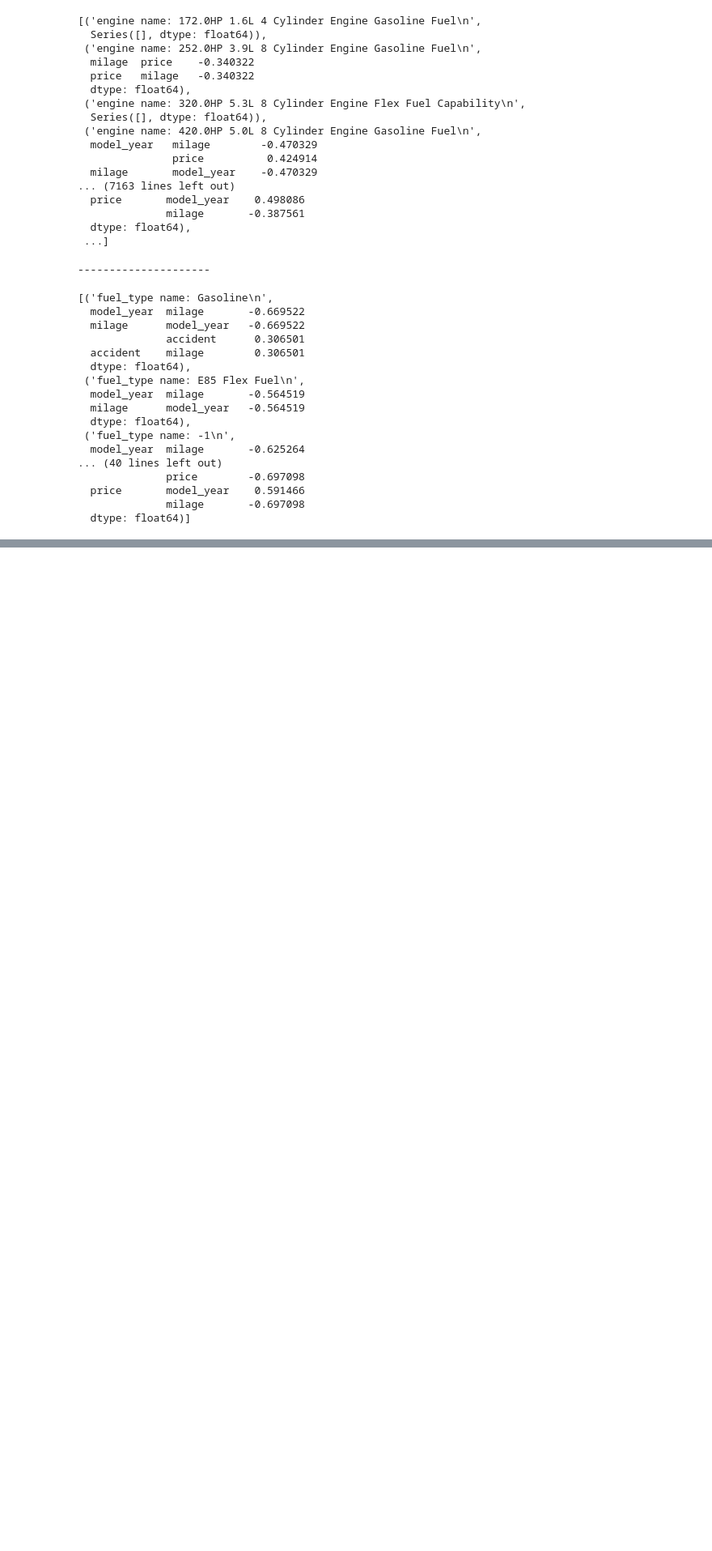
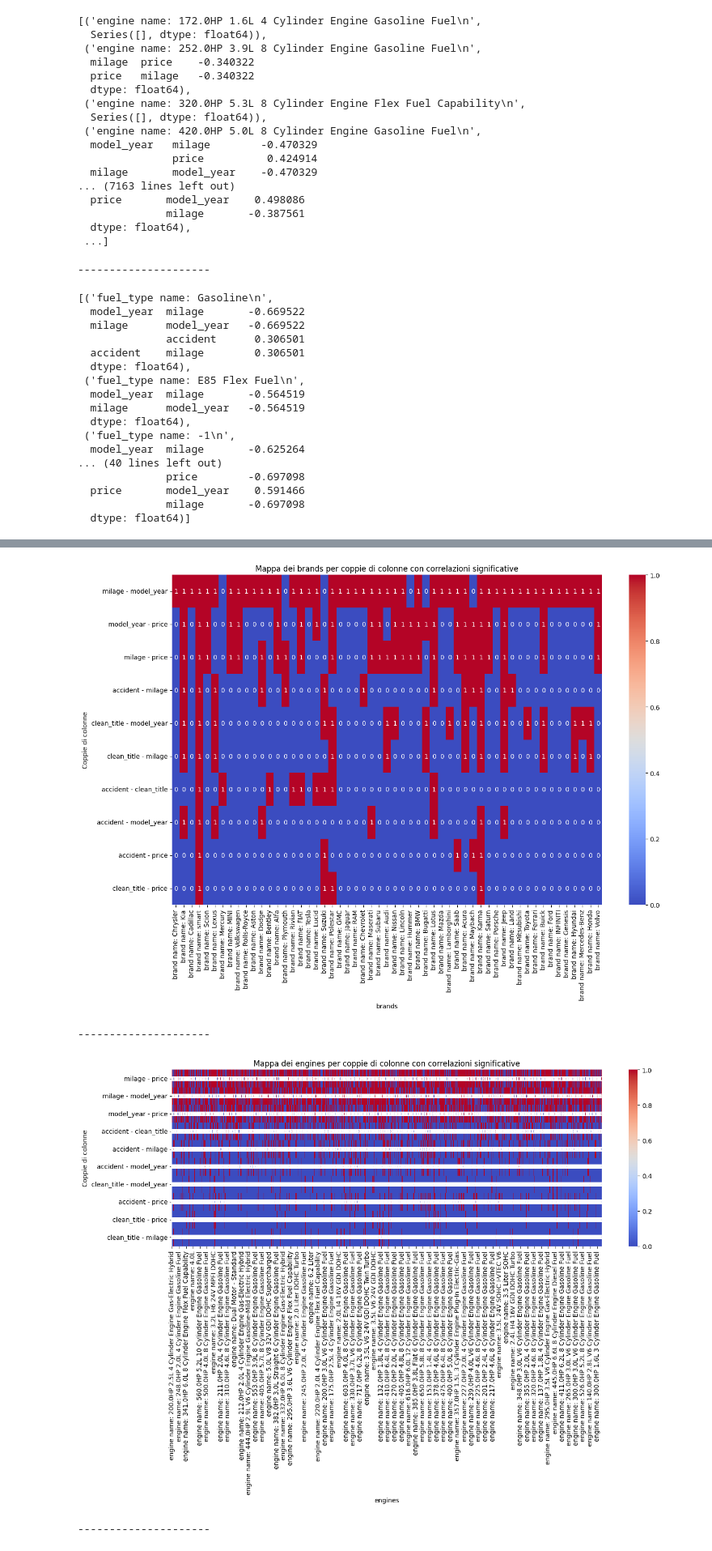
Before and after one commit to f-lost/esercizi_stefano, a Jupyter notebook: corso_python/20.11/Es_Gruppo/analisi_dati.ipynb, the cells around one changed output, grey strips where cells are left out. Shown at 81% size. Saved outputs shown, nothing was run; the diff lists cells and outputs as text; code cells hidden in the pictures; blank space fills up the shorter version.

```diff
--- a/corso_python/20.11/Es_Gruppo/analisi_dati.ipynb
+++ b/corso_python/20.11/Es_Gruppo/analisi_dati.ipynb
@@ -314,9 +314,3 @@ display(filtered_corr_fuels)
   price       model_year    0.591466
               milage       -0.697098
   dtype: float64)]
-# %%
-lista_filtered = []
-for el in filtered_corr_brands:
-    lista_filtered.append(el[1])
-
-print(lista_filtered)
@@ -410,0 +411,37 @@ def corr_comuni(filtered_corr_list,nome):
+# %%
+def heatmap_corr(relevant_correlations, nome_lista):
+
+    pairs = []
+    occurrences = []
+    for pair, element in relevant_correlations.items():
+        pairs.append(f"{pair[0]} - {pair[1]}")
+        occurrences.append(len(element))
+
+    heatmap_data = pd.DataFrame(index=pairs, columns=list({el for elements in relevant_correlations.values() for el in elements}))
+    for pair, elements in relevant_correlations.items():
+        row_label = f"{pair[0]} - {pair[1]}"
+        for el in elements:
+            heatmap_data.at[row_label, el] = 1
+
+
+    heatmap_data = heatmap_data.fillna(0)
+
+    # Plot della heatmap
+    plt.figure(figsize=(14, 10))
+    sns.heatmap(heatmap_data, annot=True, cmap="coolwarm", cbar=True)
+    plt.title(f"Mappa dei {nome_lista} per coppie di colonne con correlazioni significative")
+    plt.xlabel(f"{nome_lista}")
+    plt.ylabel("Coppie di colonne")
+    plt.tight_layout()
+    plt.show()
+
+
+heatmap_corr(relevant_correlations_brands, "brands")
+print("\n\n---------------------\n\n")
+heatmap_corr(relevant_correlations_engines,"engines")
+print("\n\n---------------------\n\n")
+# %% [output]
+[figure, added]
+---------------------
+[figure, added]
+---------------------
```
Also changed, not shown: parts of 7 cells of this notebook.
